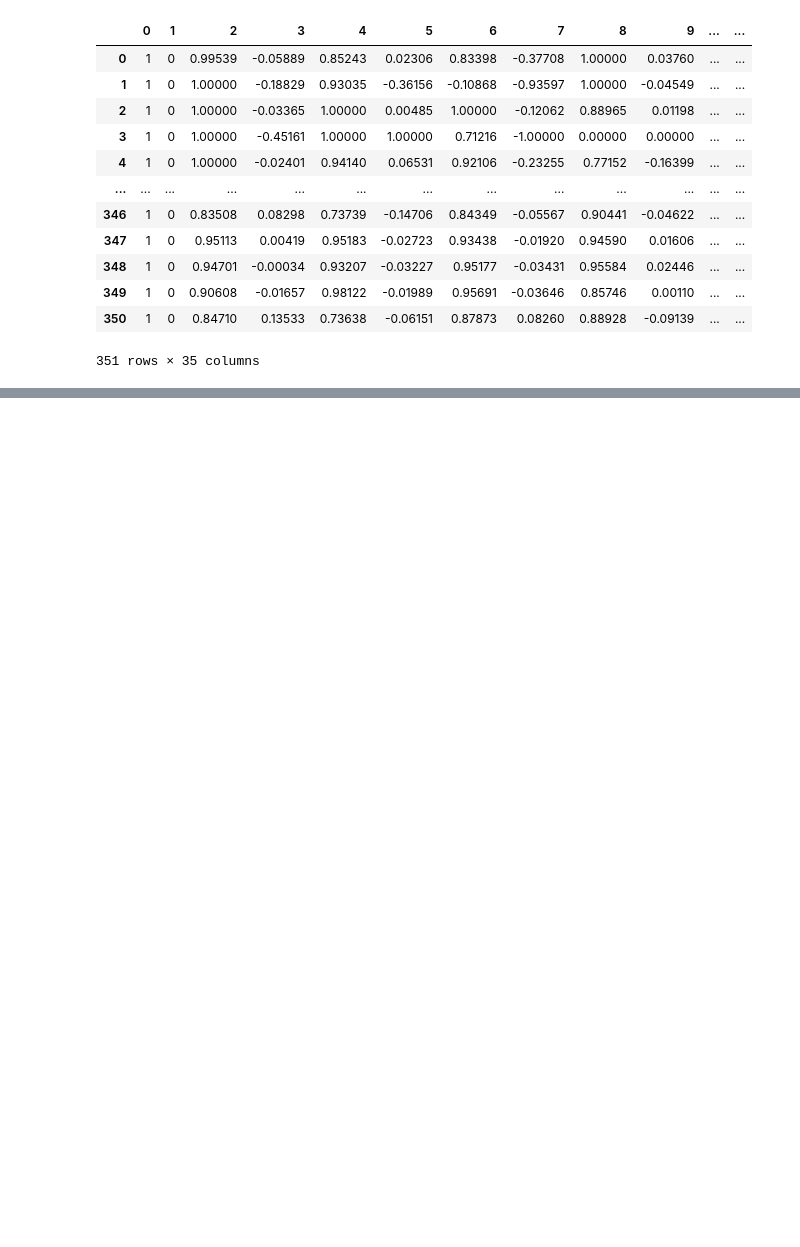
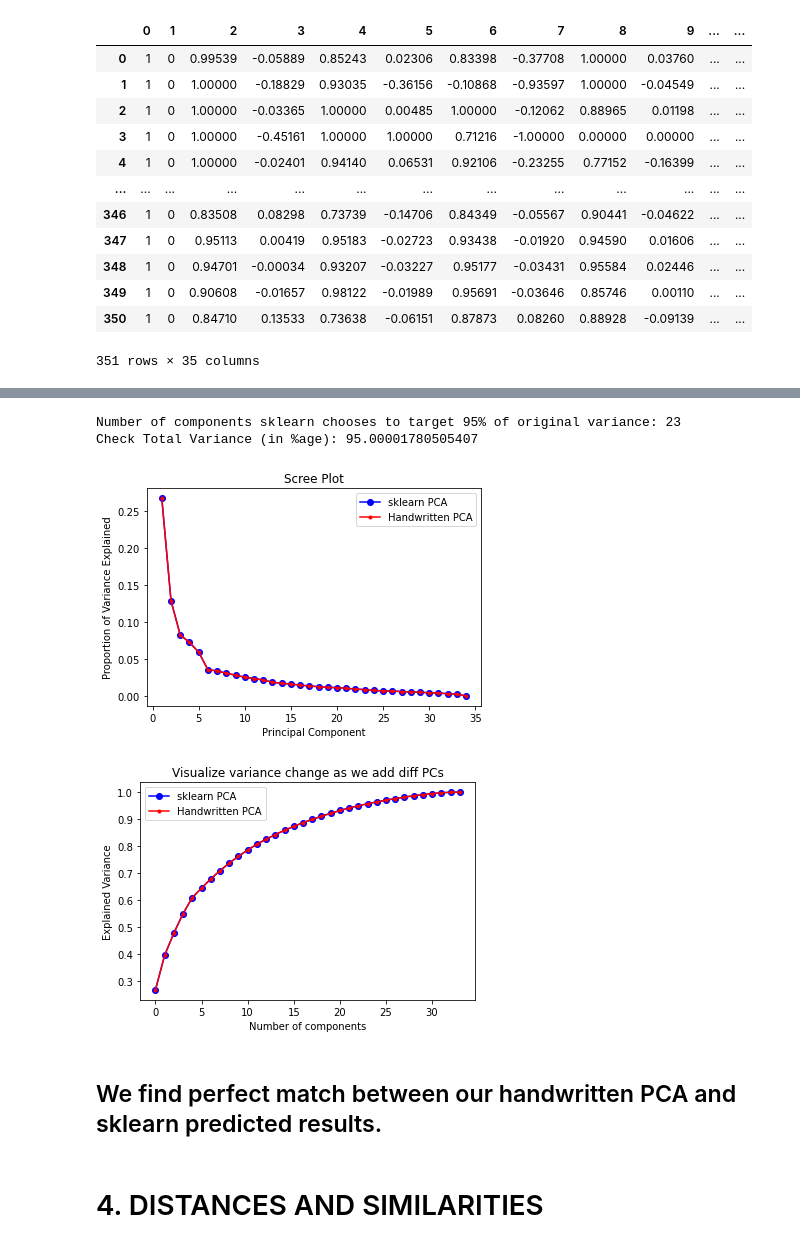
Before and after one commit to debarshibanerjee/Unsupervised_Learning-2022, a Jupyter notebook: ex01/Ex01.ipynb, the cells around one changed output, grey strips where cells are left out. Saved outputs shown, nothing was run; the diff lists cells and outputs as text; code cells hidden in the pictures; blank space fills up the shorter version.

```diff
--- a/ex01/Ex01.ipynb
+++ b/ex01/Ex01.ipynb
@@ -404,0 +389,50 @@ print(type(pca.explained_variance_ratio_))
+# %%
+from sklearn.decomposition import PCA
+
+#pca = PCA(n_components='mle')
+pca = PCA()
+pca.fit(ion_data_scaled)
+ion_data_pca = pca.transform(ion_data_scaled)
+
+#print(pca.explained_variance_ratio_)
+#print(pca.singular_values_)
+#print(pca.explained_variance_ratio_.shape)
+#print(type(pca.explained_variance_ratio_))
+#print(np.cumsum(pca.explained_variance_ratio_*100))
+
+pca_95 = PCA(0.95)
+# setting a number here instead of n_components leads to sklearn use that as target variance
+# meaning it tries to preserve, for eg, 95% of original variance when selecting PCs
+pca_95.fit(ion_data_scaled)
+print("Number of components sklearn chooses to target \
+95% of original variance:", pca_95.explained_variance_ratio_.size)
+print("Check Total Variance (in %age):",np.sum(pca_95.explained_variance_ratio_)*100)
+#print('\n"pca.explained_variance_ratio_" is a numpy array with the corresponding variance contributions in descending order')
+# %% [output]
+Number of components sklearn chooses to target 95% of original variance: 23
+Check Total Variance (in %age): 95.00001780505407
+# %%
+PC_values_handwritten = np.arange(sorted_variance_contributions.shape[0]) + 1
+PC_values_sklearn = np.arange(pca.n_components_) + 1
+plt.title('Scree Plot')
+plt.plot(PC_values_sklearn, pca.explained_variance_ratio_, 'bo-', label='sklearn PCA')
+plt.plot(PC_values_handwritten, sorted_variance_contributions[:], 'r.-', label='Handwritten PCA')
+plt.xlabel('Principal Component')
+plt.ylabel('Proportion of Variance Explained')
+plt.legend()
+plt.show()
+
+plt.title('Visualize variance change as we add diff PCs')
+plt.ylabel('Explained Variance')
+plt.xlabel('Number of components')
+plt.plot(np.cumsum(pca.explained_variance_ratio_), 'bo-', label='sklearn PCA')
+plt.plot(np.cumsum(sorted_variance_contributions), 'r.-', label='Handwritten PCA')
+plt.legend()
+plt.show()
+# %% [output]
+[figure, added]
+[figure, added]
+# %% [markdown]
+## We find perfect match between our handwritten PCA and sklearn predicted results.
+# %% [markdown]
+# 4. DISTANCES AND SIMILARITIES
```
Also changed, not shown: parts of 37 cells of this notebook.
